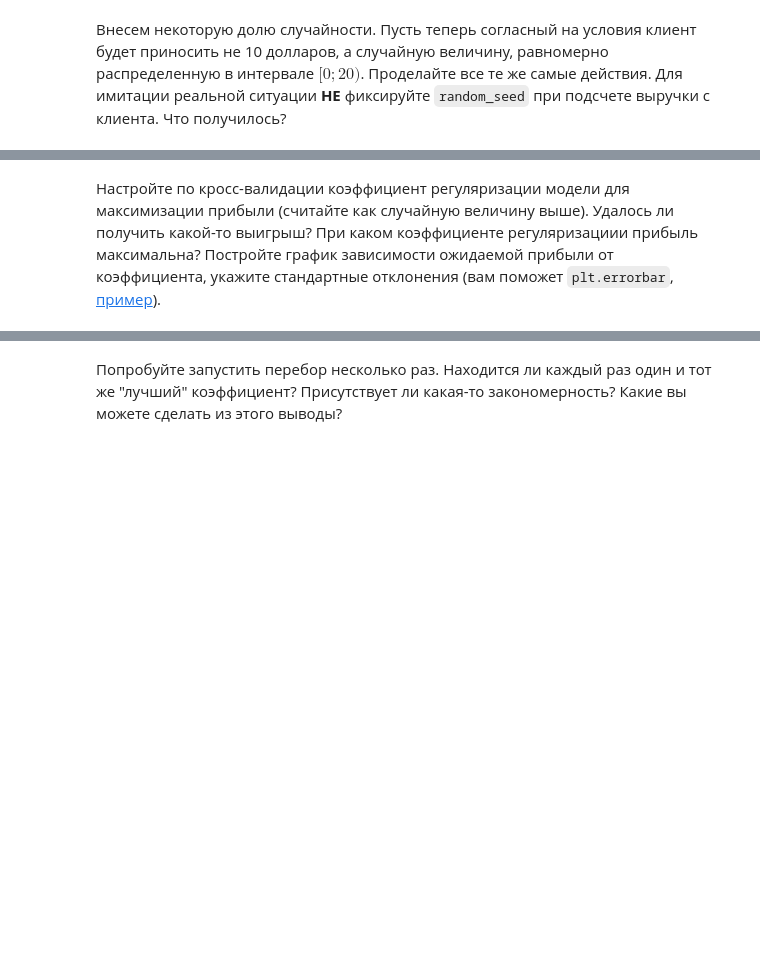
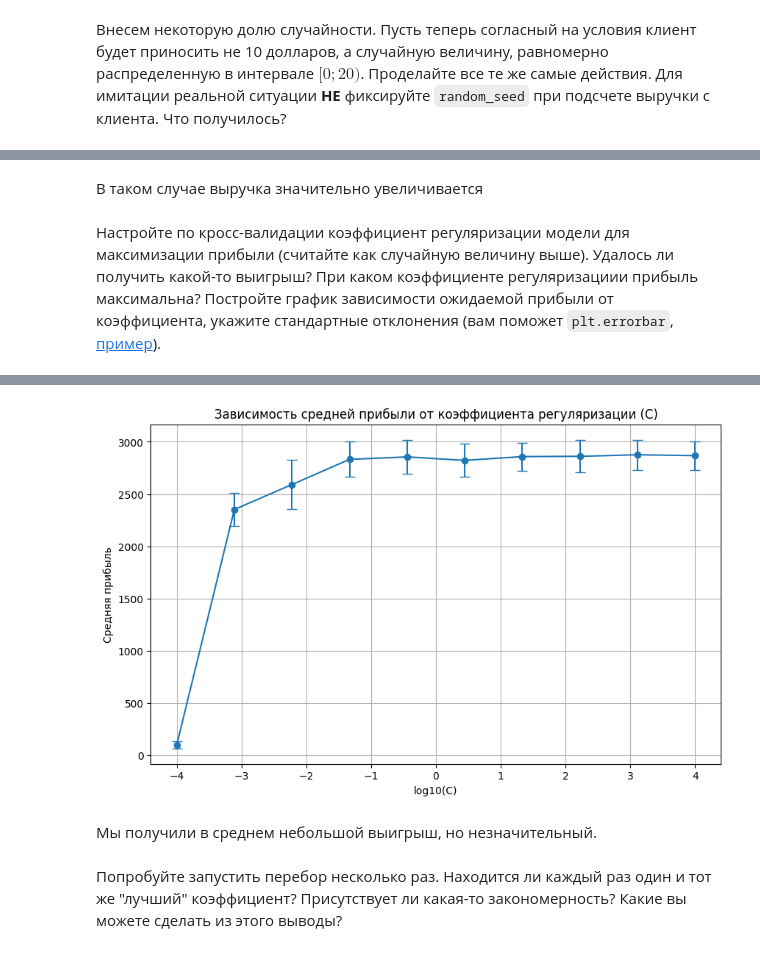
Before and after one commit to MidnightShad0w/LinearClassificationLab5, a Jupyter notebook: Копия_блокнота__ML_MAI_Linear_classification_LAB_5_ipynb_1.ipynb, the cells around one changed output, grey strips where cells are left out. Drawn from its saved outputs; the diff is of its cells as text; code cells hidden in the pictures; blank space fills up the shorter version.

```diff
--- a/Копия_блокнота__ML_MAI_Linear_classification_LAB_5_ipynb_1.ipynb
+++ b/Копия_блокнота__ML_MAI_Linear_classification_LAB_5_ipynb_1.ipynb
@@ -1518,5 +1523,10 @@ y = (df.y == 'yes')
 В этой части не нужно делить выборку - мы будем использовать кросс-валидацию.  Используйте 5 фолдов, сделайте `shuffle=True, random_state=555`. По кросс-валидации у вас получится 5 вариантов обучающей и тестовой выборки.
 # %%
 #╰( ͡☉ ͜ʖ ͡☉ )つ──☆*:・ﾟ   ฅ^•ﻌ•^ฅ   ʕ•ᴥ•ʔ
+
+from sklearn.model_selection import cross_val_score, KFold
+
+
+kf = KFold(n_splits=5, shuffle=True, random_state=555)
 # %% [markdown]
 Обучите логистическую регрессию на каждой обучающей выборке (воспользуйтесь one-hot для категориальных признаков и `StandardScaler` для числовых, гиперпараметры по умолчанию) и сделайте предсказания для соответствующих тестовых выборок.
@@ -1535,2 +1754,4 @@ y = (df.y == 'yes')
+# %% [markdown]
+В таком случае выручка значительно увеличивается
 # %% [markdown]
 Настройте по кросс-валидации коэффициент регуляризации модели для максимизации прибыли (считайте как случайную величину выше). Удалось ли получить какой-то выигрыш? При каком коэффициенте регуляризациии прибыль максимальна? Постройте график зависимости ожидаемой прибыли от коэффициента, укажите стандартные отклонения (вам поможет `plt.errorbar`, [пример](https://jakevdp.github.io/PythonDataScienceHandbook/04.03-errorbars.html)).
@@ -1538,0 +1758,66 @@ y = (df.y == 'yes')
+# %%
+#╰( ͡☉ ͜ʖ ͡☉ )つ──☆*:・ﾟ   ฅ^•ﻌ•^ฅ   ʕ•ᴥ•ʔ
+
+C_values = np.logspace(-4, 4, 10)
+
+average_profits = []
+std_profits = []
+
+for C in C_values:
+    print(f"Тестируем C = {C}")
+    kf = KFold(n_splits=5, shuffle=True, random_state=555)
+    profits_random_C = []
+
+    for fold, (train_index, test_index) in enumerate(kf.split(X)):
+        X_train_fold = X.iloc[train_index].copy()
+        X_test_fold = X.iloc[test_index].copy()
+        y_train_fold = y.iloc[train_index]
+        y_test_fold = y.iloc[test_index]
+
+        ohe = OneHotEncoder(handle_unknown='ignore', sparse_output=False)
+        X_train_cat = ohe.fit_transform(X_train_fold[categorical_features])
+        X_test_cat = ohe.transform(X_test_fold[categorical_features])
+
+        scaler = StandardScaler()
+        X_train_num = scaler.fit_transform(X_train_fold[numerical_features])
+        X_test_num = scaler.transform(X_test_fold[numerical_features])
+
+        X_train_processed = np.hstack([X_train_num, X_train_cat])
+        X_test_processed = np.hstack([X_test_num, X_test_cat])
+
+        logreg = LogisticRegression(C=C, max_iter=1000, random_state=777)
+        logreg.fit(X_train_processed, y_train_fold)
+
+        y_pred_proba = logreg.predict_proba(X_test_processed)[:, 1]
+        y_pred = (y_pred_proba >= 0.5).astype(int)
+
+        revenue = 0
+        cost = 0
+
+        for i in range(len(y_test_fold)):
+            if y_pred[i] == 1:
+                cost += 1
+                if y_test_fold.iloc[i] == 1:
+                    random_revenue = np.random.uniform(10, 20)
+                    revenue += random_revenue
+
+        profit = revenue - cost
+        profits_random_C.append(profit)
+
+    average_profit_C = np.mean(profits_random_C)
+    std_profit_C = np.std(profits_random_C)
+
+    average_profits.append(average_profit_C)
+    std_profits.append(std_profit_C)
+
+    print(f"Средняя прибыль для C={C}: ${average_profit_C:.2f}")
+    print(f"Стандартное отклонение: ${std_profit_C:.2f}\n")
+
+plt.figure(figsize=(10, 6))
+plt.errorbar(np.log10(C_values), average_profits, yerr=std_profits, fmt='-o', capsize=5)
+plt.xlabel('log10(C)')
+plt.ylabel('Средняя прибыль')
+plt.title('Зависимость средней прибыли от коэффициента регуляризации (C)')
+plt.grid(True)
+plt.show()
+# %% [output]
@@ -1539,2 +1841,5 @@ y = (df.y == 'yes')
+[figure, added]
+# %% [markdown]
+Мы получили в среднем небольшой выигрыш, но незначительный.
 # %% [markdown]
 Попробуйте запустить перебор несколько раз. Находится ли каждый раз один и тот же "лучший" коэффициент? Присутствует ли какая-то закономерность? Какие вы можете сделать из этого выводы?
```
Also changed, not shown: parts of 33 cells of this notebook.
